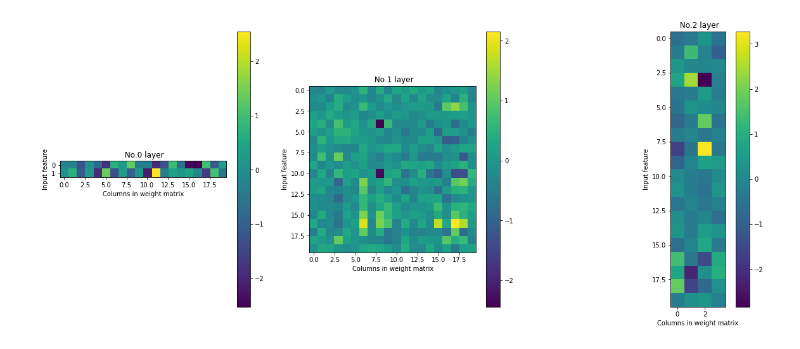
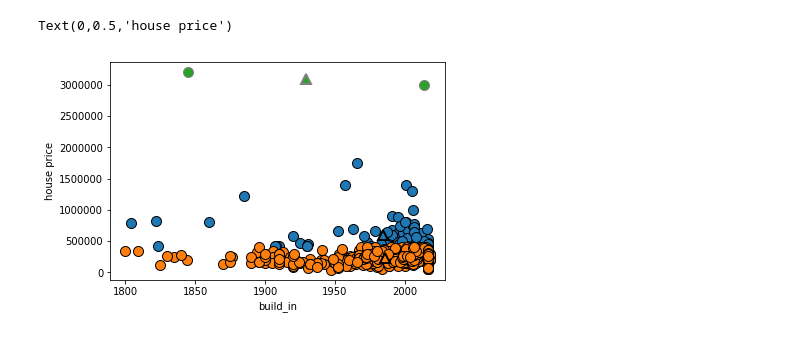
Before and after one commit to johnsaliba/480, a Jupyter notebook: Untitled.ipynb, the cells around one changed output. Saved outputs shown, nothing was run; the diff lists cells and outputs as text; code cells hidden in the pictures.

```diff
--- a/Untitled.ipynb
+++ b/Untitled.ipynb
@@ -87,13 +25,15 @@ plt.subplots_adjust(hspace=0.5)
-# %%
-mlp = MLPClassifier(solver='lbfgs',  hidden_layer_sizes=(20,20), random_state=0).fit(X_train, y_train)
-fig, axes = plt.subplots(1, 3, figsize=(20, 8))
-for i , ax in zip(range(3),axes):
-
-    img = ax.imshow(mlp.coefs_[i], interpolation='none', cmap='viridis')
-
-    ax.set_title(" No.{} layer".format(i))
-    ax.set_xlabel("Columns in weight matrix")
-    ax.set_ylabel("Input feature")
-    fig.colorbar(img, ax = ax)
-# %% [output]
-[figure, removed]
+# %%
+from sklearn.cluster import KMeans
+
+# build the clustering model
+kmeans = KMeans(n_clusters=3)
+kmeans.fit(X)
+mglearn.discrete_scatter(X[:, 0], X[:, 1], kmeans.labels_, markers='o')
+mglearn.discrete_scatter(
+    kmeans.cluster_centers_[:, 0], kmeans.cluster_centers_[:, 1], [0, 1, 2],
+    markers='^', markeredgewidth=2)
+plt.xlabel('build_in')
+plt.ylabel('house price')
+# %% [output]
+Text(0,0.5,'house price')
+[figure, added]
```
Also changed, not shown: parts of 6 cells of this notebook.
